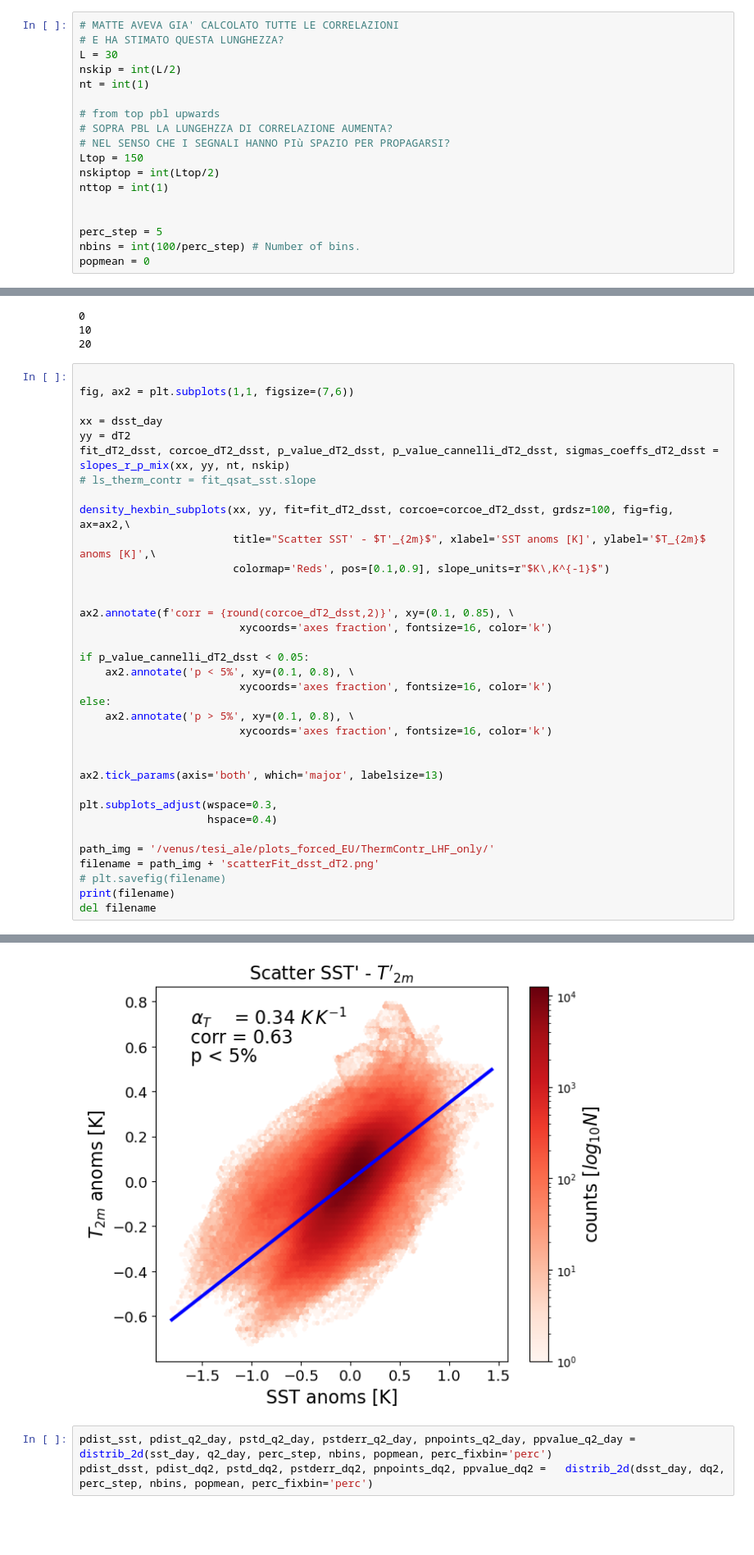
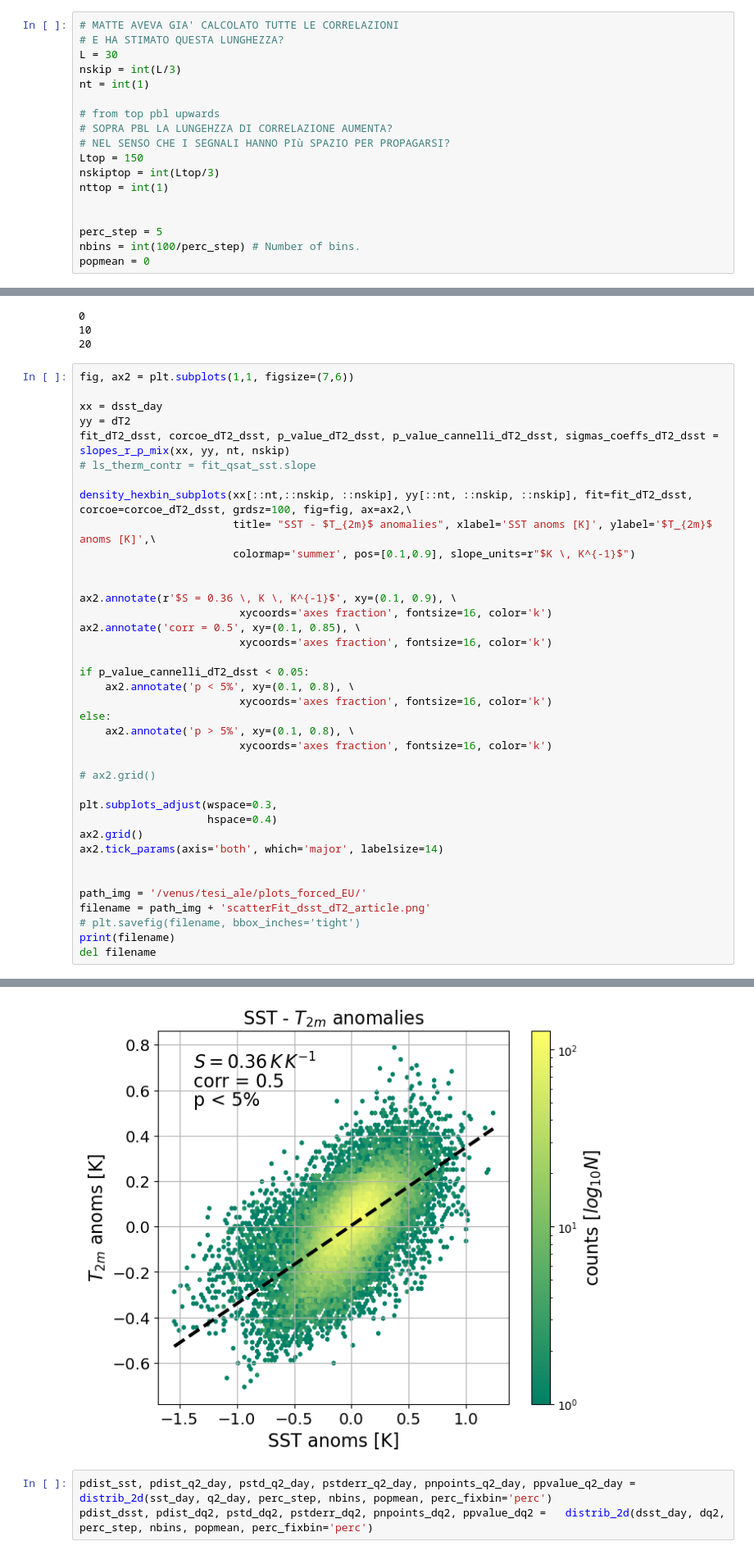
Before and after one commit to meteorologopazzo/thesis_material, a Jupyter notebook: EURECA_scripts/forced_scripts/ThermContr_LH_only_FORCED.ipynb, the cells around one changed output, grey strips where cells are left out. Shown at 82% size. Drawn from its saved outputs; the diff is of its cells as text; blank space fills up the shorter version.

```diff
--- a/EURECA_scripts/forced_scripts/ThermContr_LH_only_FORCED.ipynb
+++ b/EURECA_scripts/forced_scripts/ThermContr_LH_only_FORCED.ipynb
@@ -53,14 +53,14 @@ open_ocean_mask = np.load('/home/alessandro/thesis_material/EURECA_scripts/masks
 # MATTE AVEVA GIA' CALCOLATO TUTTE LE CORRELAZIONI
 # E HA STIMATO QUESTA LUNGHEZZA?
 L = 30
-nskip = int(L/2)
+nskip = int(L/3)
 nt = int(1)
 
 # from top pbl upwards
 # SOPRA PBL LA LUNGEHZZA DI CORRELAZIONE AUMENTA?
 # NEL SENSO CHE I SEGNALI HANNO PIù SPAZIO PER PROPAGARSI?
 Ltop = 150
-nskiptop = int(Ltop/2)
+nskiptop = int(Ltop/3)
 nttop = int(1)
 
 
@@ -1011,7 +1011,6 @@ for t in range(0, dq2.shape[0]):
 10
 20
 # %%
-
 fig, ax2 = plt.subplots(1,1, figsize=(7,6))
 
 xx = dsst_day
@@ -1019,12 +1018,14 @@ yy = dT2
 fit_dT2_dsst, corcoe_dT2_dsst, p_value_dT2_dsst, p_value_cannelli_dT2_dsst, sigmas_coeffs_dT2_dsst = slopes_r_p_mix(xx, yy, nt, nskip)
 # ls_therm_contr = fit_qsat_sst.slope
 
-density_hexbin_subplots(xx, yy, fit=fit_dT2_dsst, corcoe=corcoe_dT2_dsst, grdsz=100, fig=fig, ax=ax2,\
-                        title="Scatter SST' - $T'_{2m}$", xlabel='SST anoms [K]', ylabel='$T_{2m}$ anoms [K]',\
-                        colormap='Reds', pos=[0.1,0.9], slope_units=r"$K\,K^{-1}$")
+density_hexbin_subplots(xx[::nt,::nskip, ::nskip], yy[::nt, ::nskip, ::nskip], fit=fit_dT2_dsst, corcoe=corcoe_dT2_dsst, grdsz=100, fig=fig, ax=ax2,\
+                        title= "SST - $T_{2m}$ anomalies", xlabel='SST anoms [K]', ylabel='$T_{2m}$ anoms [K]',\
+                        colormap='summer', pos=[0.1,0.9], slope_units=r"$K \, K^{-1}$")
 
 
-ax2.annotate(f'corr = {round(corcoe_dT2_dsst,2)}', xy=(0.1, 0.85), \
+ax2.annotate(r'$S = 0.36 \, K \, K^{-1}$', xy=(0.1, 0.9), \
+                         xycoords='axes fraction', fontsize=16, color='k')
+ax2.annotate('corr = 0.5', xy=(0.1, 0.85), \
                          xycoords='axes fraction', fontsize=16, color='k')
 
 if p_value_cannelli_dT2_dsst < 0.05:
@@ -1034,15 +1035,17 @@ else:
     ax2.annotate('p > 5%', xy=(0.1, 0.8), \
                          xycoords='axes fraction', fontsize=16, color='k')
 
-
-ax2.tick_params(axis='both', which='major', labelsize=13)
+# ax2.grid()
 
 plt.subplots_adjust(wspace=0.3,
                     hspace=0.4)
+ax2.grid()
+ax2.tick_params(axis='both', which='major', labelsize=14)
 
-path_img = '/venus/tesi_ale/plots_forced_EU/ThermContr_LHF_only/'
-filename = path_img + 'scatterFit_dsst_dT2.png'
-# plt.savefig(filename)
+
+path_img = '/venus/tesi_ale/plots_forced_EU/'
+filename = path_img + 'scatterFit_dsst_dT2_article.png'
+# plt.savefig(filename, bbox_inches='tight')
 print(filename)
 del filename
 # %% [output]
@@ -1050,4 +1053,4 @@ del filename
-[figure, old version]
+[figure, new version]
 # %%
 pdist_sst, pdist_q2_day, pstd_q2_day, pstderr_q2_day, pnpoints_q2_day, ppvalue_q2_day =   distrib_2d(sst_day, q2_day, perc_step, nbins, popmean, perc_fixbin='perc')
 pdist_dsst, pdist_dq2, pstd_dq2, pstderr_dq2, pnpoints_dq2, ppvalue_dq2 =   distrib_2d(dsst_day, dq2, perc_step, nbins, popmean, perc_fixbin='perc')
```
Also changed, not shown: parts of 6 cells of this notebook, 5 other files.
